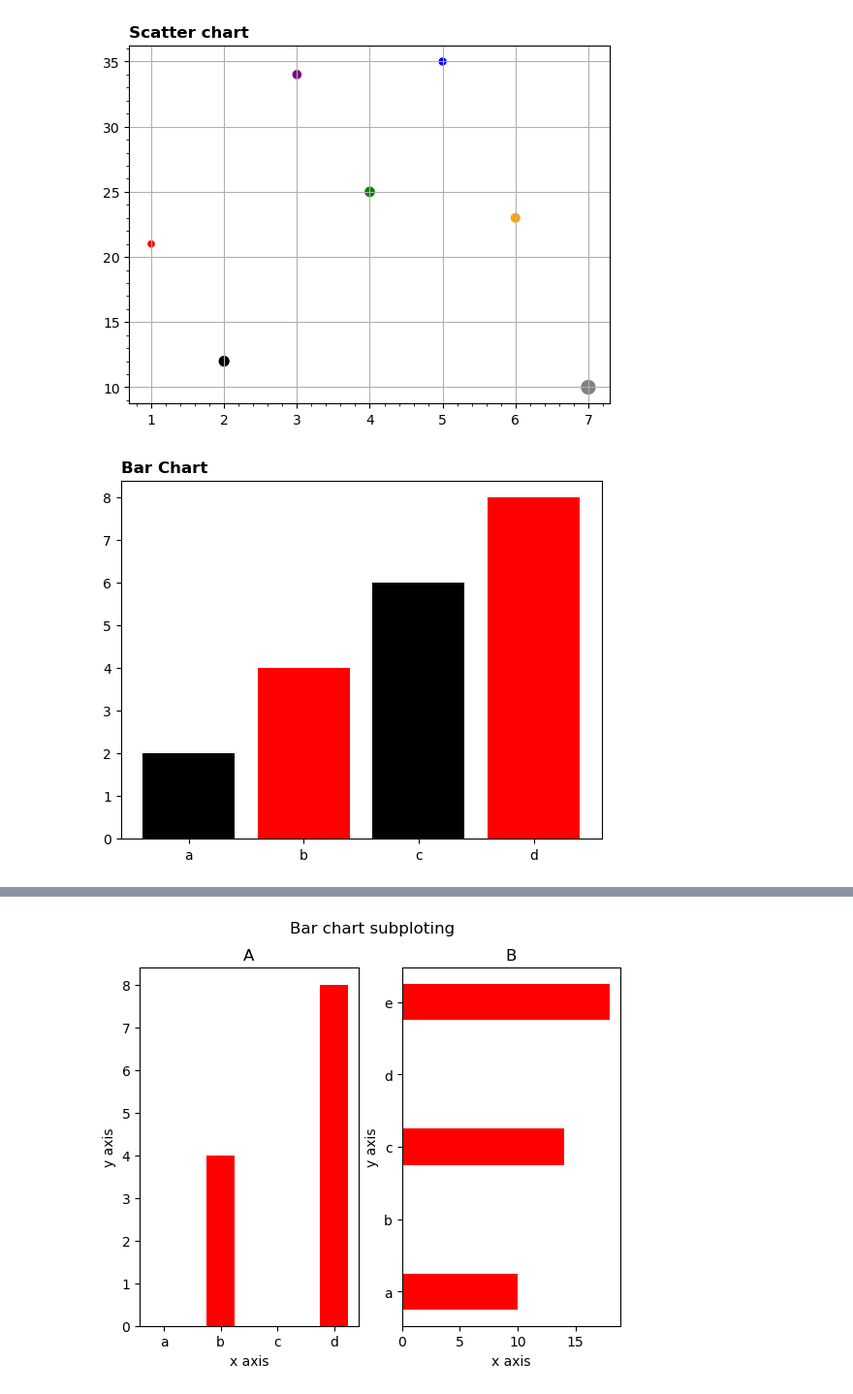
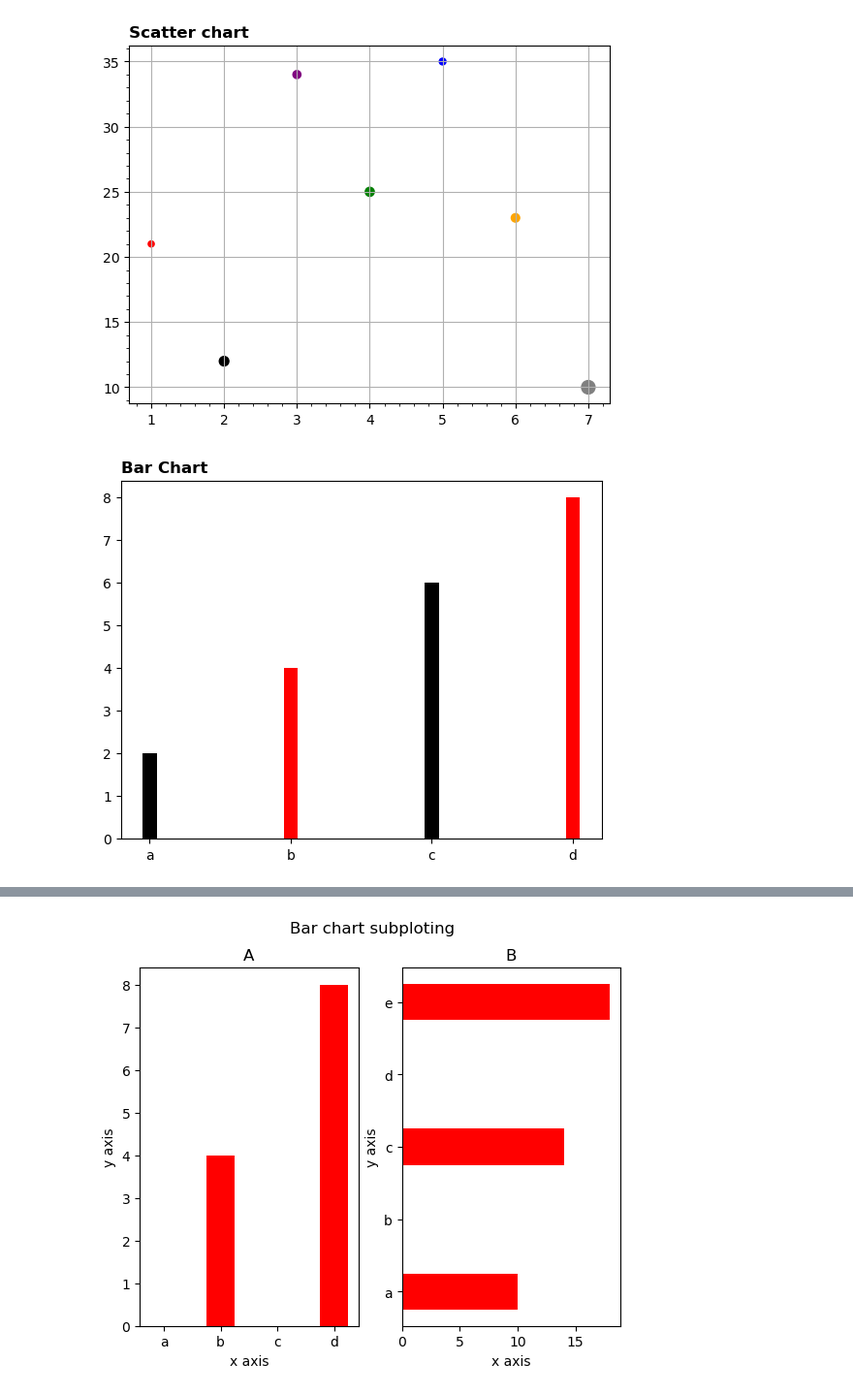
Before and after one commit to Jishnu-12/Data-analytics, a Jupyter notebook: Matplotlib/matplotlib1.ipynb, the cells around one changed output, grey strips where cells are left out. Shown at 97% size. Saved outputs shown, nothing was run; the diff lists cells and outputs as text; code cells hidden in the pictures.

```diff
--- a/Matplotlib/matplotlib1.ipynb
+++ b/Matplotlib/matplotlib1.ipynb
@@ -29,6 +29,7 @@ plt.plot(x,y,marker = "o",color = "black",ms=15,mec = "black",mfc = "w")
 plt.xlabel("Id",fontdict = font1,loc= "right")
 plt.ylabel("Age",fontdict = font1,loc = "bottom")
 plt.title("Id/Age - Chart",fontdict = font1,loc = "left")
+plt.style.use("default")
 plt.show()
 # %% [output]
 [figure]
@@ -140,13 +142,13 @@ plt.show()
 # %%
 x = ['a','b','c','d']
 
 y = [2,4,6,8]
 colors = ['black','red','black','red']
-plt.bar(x,y,color = colors)
+plt.bar(x,y,color = colors,width = 0.1)
 plt.title("Bar Chart",fontweight = "bold",loc = "left")
 plt.show()
 # %% [output]
-[figure, old version]
+[figure, new version]
 # %%
 x = ['a','b','c','d','e']
 
```
Also changed, not shown: parts of 3 cells of this notebook, 6 other files.
